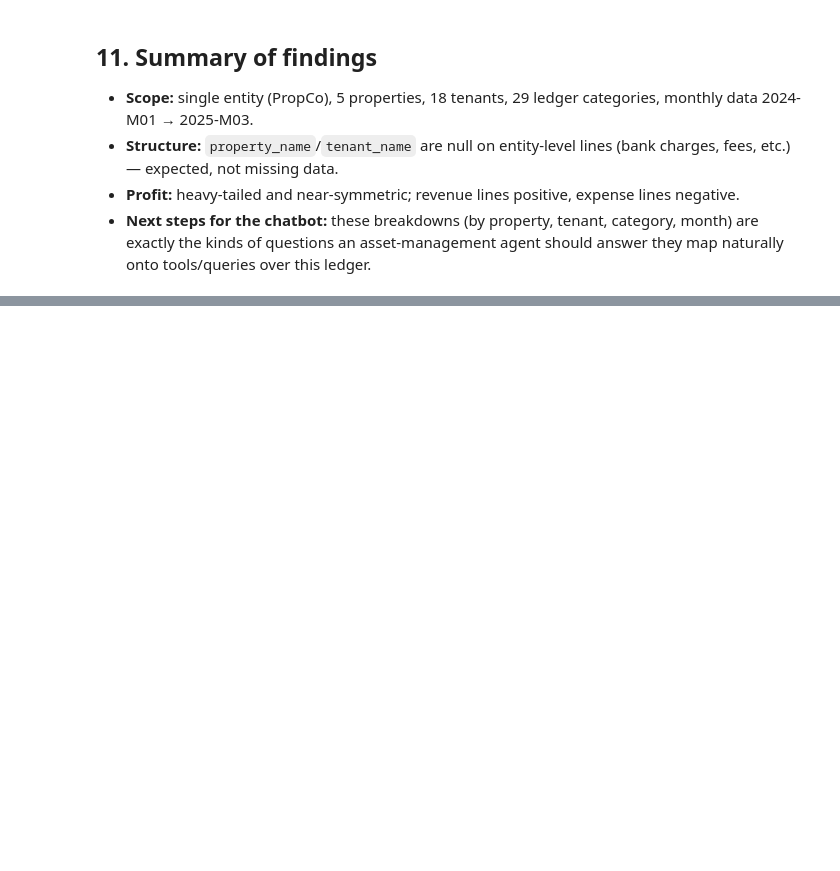
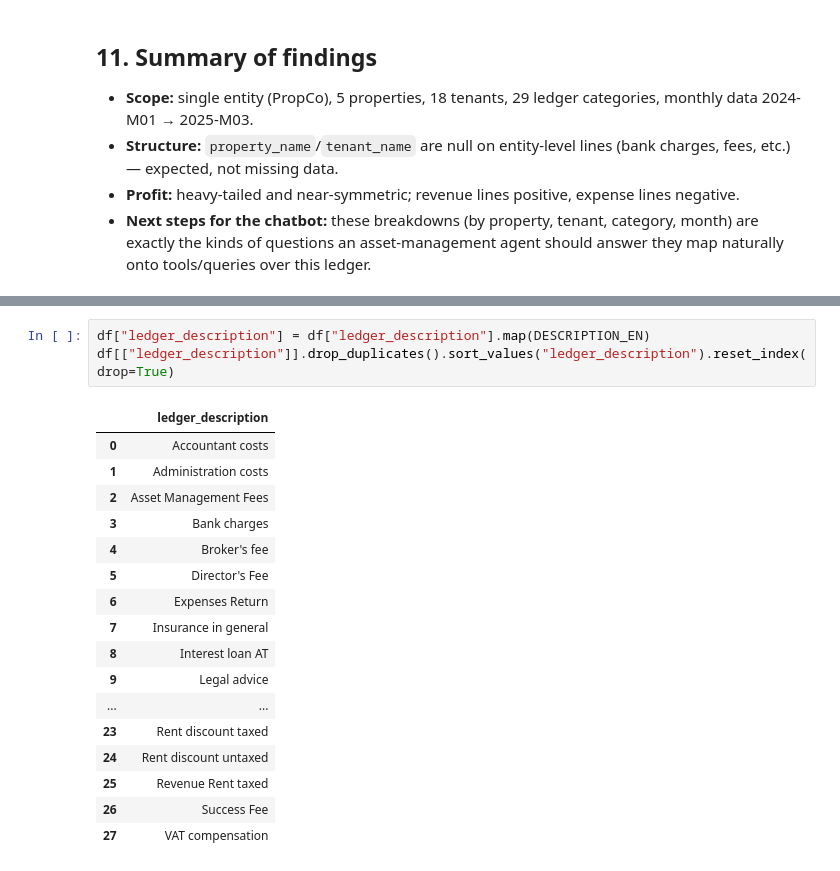
Before and after one commit to itayrazum/ManageMyAsset-s-, a Jupyter notebook: notebooks/01_property_ledger_eda.ipynb, the cells around one changed output, grey strips where cells are left out. Cells and saved outputs as stored; diff of their text form; blank space fills up the shorter version.

```diff
--- a/notebooks/01_property_ledger_eda.ipynb
+++ b/notebooks/01_property_ledger_eda.ipynb
@@ -385,0 +441,21 @@ Name: profit, dtype: float64
+# %%
+df["ledger_description"] = df["ledger_description"].map(DESCRIPTION_EN)
+df[["ledger_description"]].drop_duplicates().sort_values("ledger_description").reset_index(drop=True)
+# %% [output]
+|  | ledger_description |
+| 0 | Accountant costs |
+| 1 | Administration costs |
+| 2 | Asset Management Fees |
+| 3 | Bank charges |
+| 4 | Broker's fee |
+| 5 | Director's Fee |
+| 6 | Expenses Return |
+| 7 | Insurance in general |
+| 8 | Interest loan AT |
+| 9 | Legal advice |
+| ... | ... |
+| 23 | Rent discount taxed |
+| 24 | Rent discount untaxed |
+| 25 | Revenue Rent taxed |
+| 26 | Success Fee |
+| 27 | VAT compensation |
```
Also changed, not shown: parts of 5 cells of this notebook, 12 other files.
